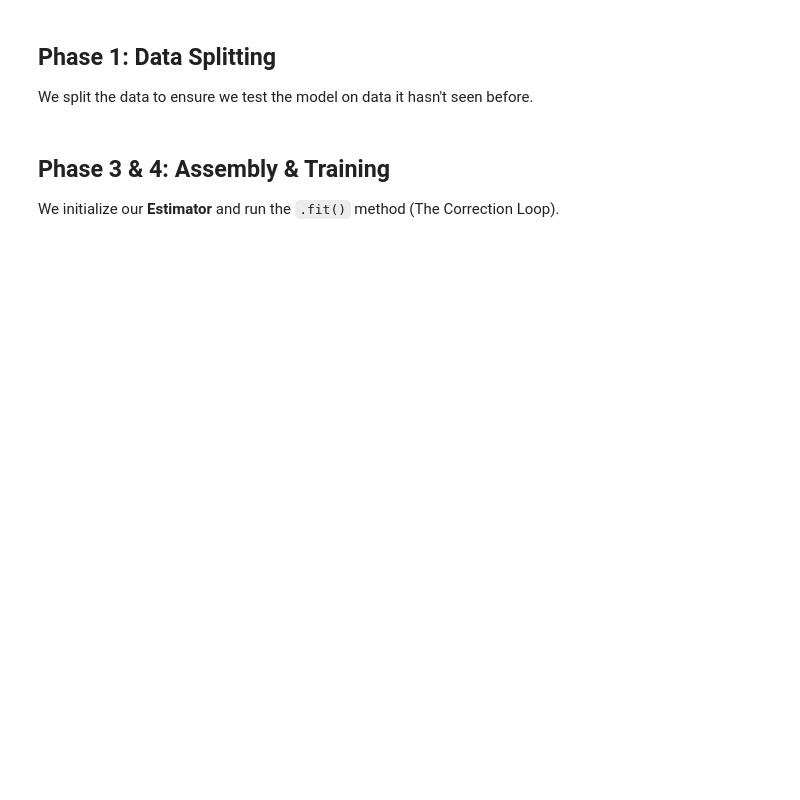
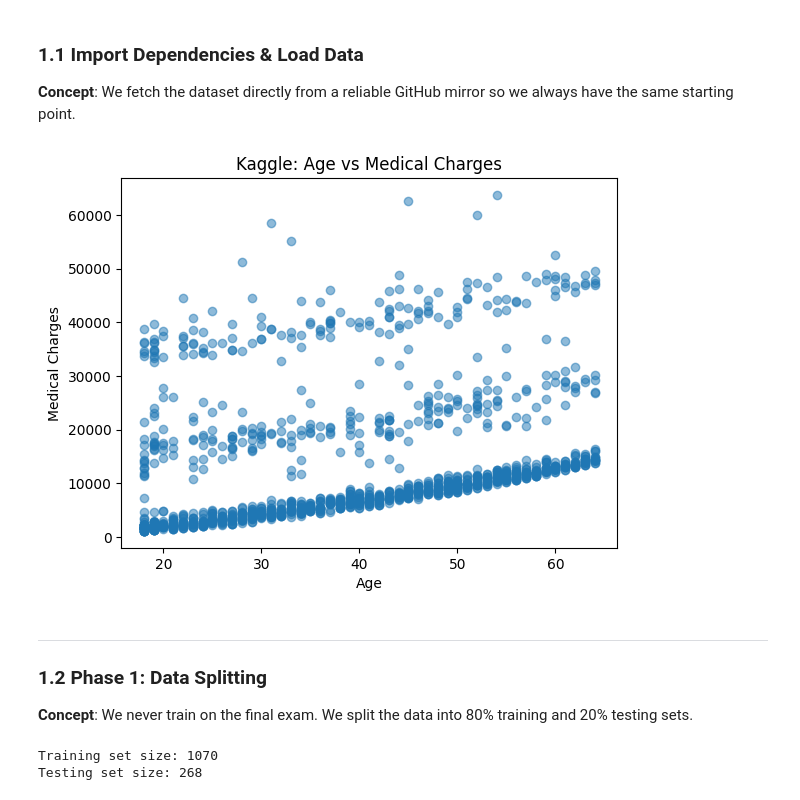
Before and after one commit to Cnshimba/AI_EIARI4A_2026, a Jupyter notebook: Week 5 - Supervised Learning Algorithms/Week_5_Lab_1_Linear_Regression.ipynb, the cells around one changed output. Saved outputs shown, nothing was run; the diff lists cells and outputs as text; code cells hidden in the pictures; blank space fills up the shorter version.

```diff
--- a/Week 5 - Supervised Learning Algorithms/Week_5_Lab_1_Linear_Regression.ipynb
+++ b/Week 5 - Supervised Learning Algorithms/Week_5_Lab_1_Linear_Regression.ipynb
@@ -17,25 +22,39 @@ We'll start with a simple dataset of House Areas vs. Prices.
+# %% [markdown]
+### 1.1 Import Dependencies & Load Data
+**Concept**: We fetch the dataset directly from a reliable GitHub mirror so we always have the same starting point.
 # %%
+import pandas as pd
 import numpy as np
 import matplotlib.pyplot as plt
+from sklearn.pipeline import Pipeline
+from sklearn.preprocessing import StandardScaler
 from sklearn.linear_model import LinearRegression
-from sklearn.model_selection import train_test_split
+from sklearn.model_selection import train_test_split, cross_val_score
 from sklearn.metrics import mean_squared_error, mean_absolute_error
 
-# Dataset: Area (sqm) vs Price (kRands)
-X = np.array([121, 125, 131, 141, 152, 161, 175, 180, 195, 210]).reshape(-1, 1)
-y = np.array([300, 350, 425, 405, 496, 517, 580, 610, 640, 700])
+# Load Medical Insurance Dataset
+url = "https://raw.githubusercontent.com/stedy/Machine-Learning-with-R-datasets/master/insurance.csv"
+df = pd.read_csv(url)
 
-plt.scatter(X, y)
-plt.xlabel("Area (sqm)")
-plt.ylabel("Price (kRands)")
-plt.title("Housing Dataset")
+# Simple Regression: Age (X) vs Charges (y)
+X = df[['age']]
+y = df['charges']
+
+plt.scatter(X, y, alpha=0.5)
+plt.xlabel("Age")
+plt.ylabel("Medical Charges")
+plt.title("Kaggle: Age vs Medical Charges")
 plt.show()
+# %% [output]
+[figure, added]
-# %% [markdown]
-## Phase 1: Data Splitting
-We split the data to ensure we test the model on data it hasn't seen before.
+# %% [markdown]
+---
+### 1.2 Phase 1: Data Splitting
+**Concept**: We never train on the final exam. We split the data into 80% training and 20% testing sets.
 # %%
 X_train, X_test, y_train, y_test = train_test_split(X, y, test_size=0.2, random_state=42)
-print(f"Training count: {len(X_train)}")
+print(f"Training set size: {len(X_train)}")
+print(f"Testing set size: {len(X_test)}")
+# %% [output]
+Training set size: 1070
+Testing set size: 268
-# %% [markdown]
-## Phase 3 & 4: Assembly & Training
-We initialize our **Estimator** and run the `.fit()` method (The Correction Loop).
```
Also changed, not shown: parts of 16 cells of this notebook, 14 other files.
